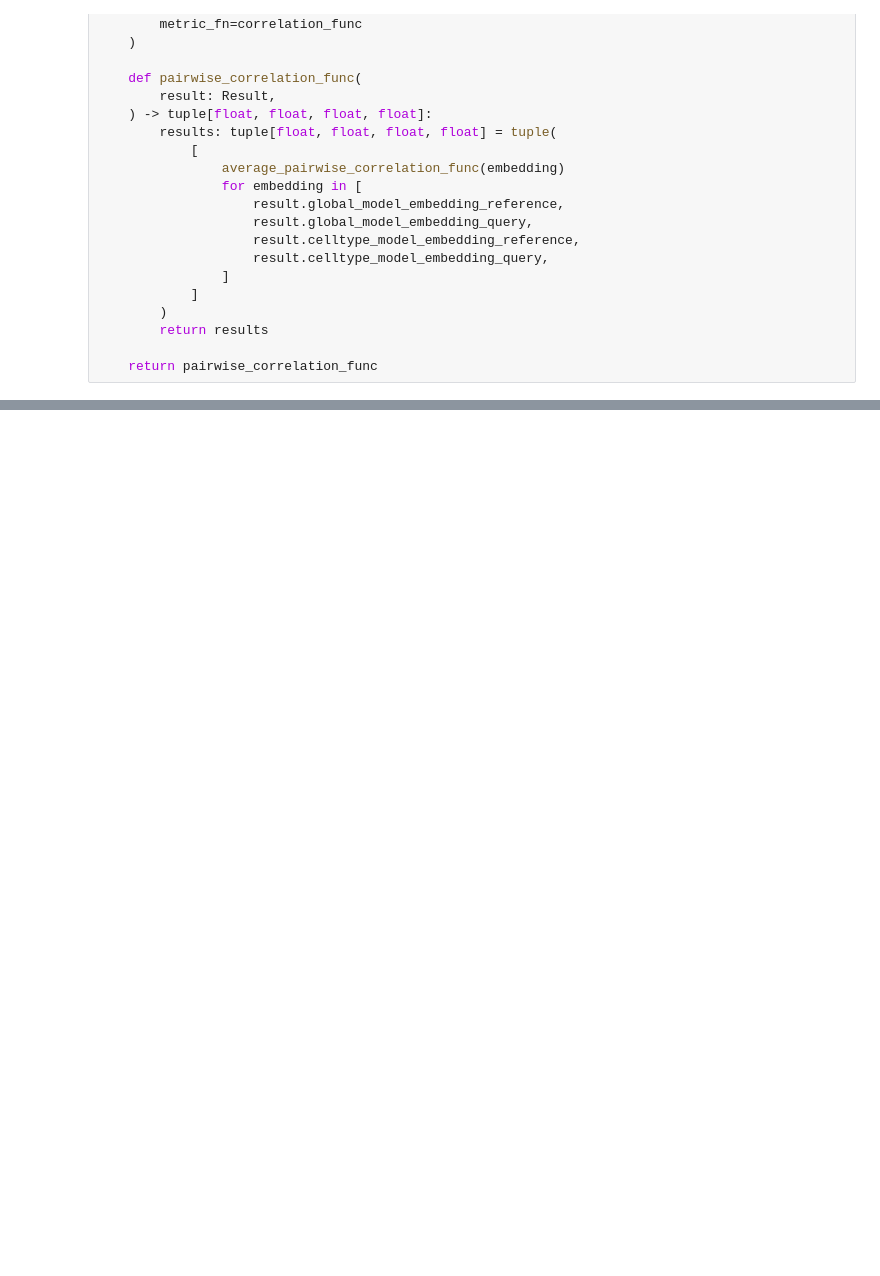
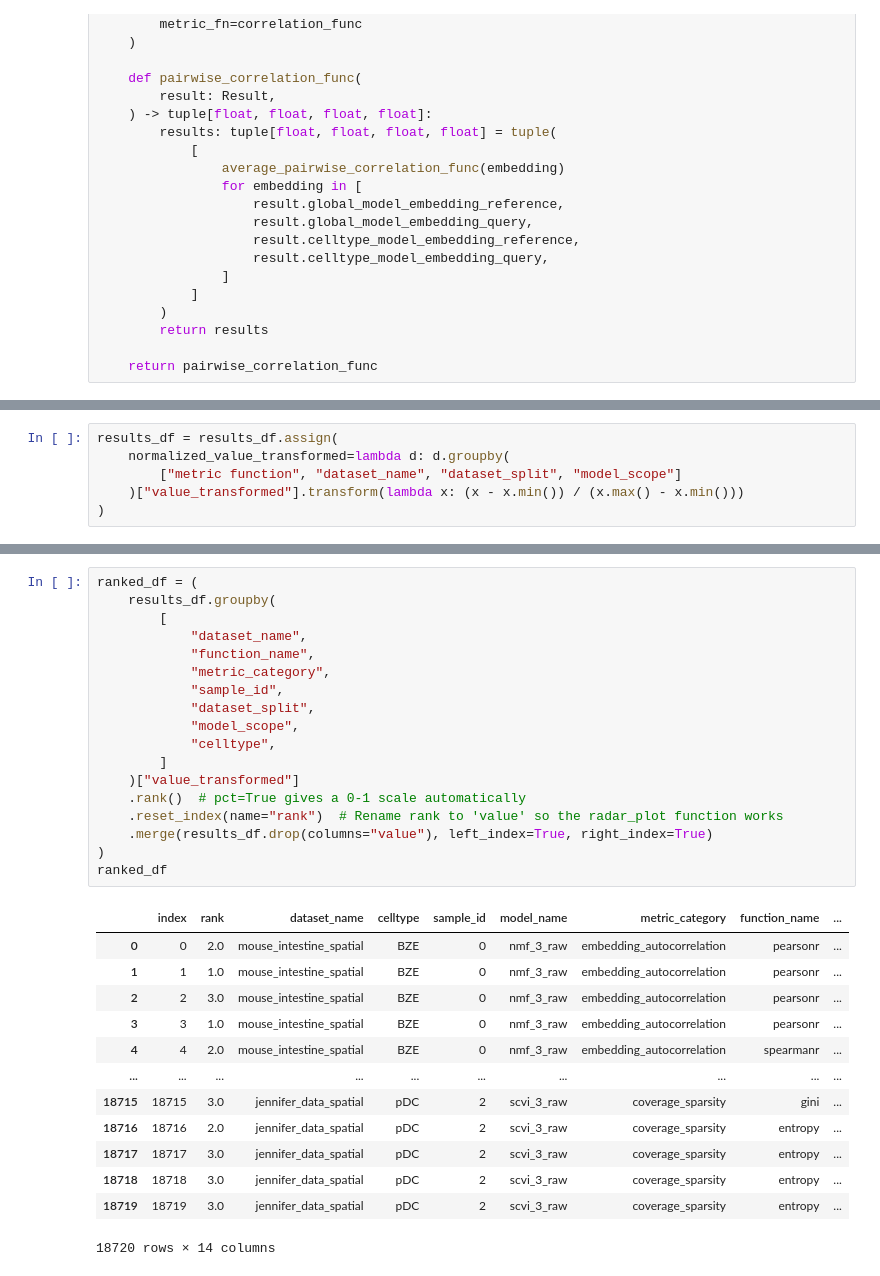
Before and after one commit to egerc/notebook_repository, a Jupyter notebook: notebooks/2026-04-24T06-54-05Z/2026-04-24T06-54-05Z.ipynb, the cells around one changed output, grey strips where cells are left out. Cells and saved outputs as stored; diff of their text form; blank space fills up the shorter version.

```diff
--- a/notebooks/2026-04-24T06-54-05Z/2026-04-24T06-54-05Z.ipynb
+++ b/notebooks/2026-04-24T06-54-05Z/2026-04-24T06-54-05Z.ipynb
@@ -192,0 +1162,6 @@ results_df
+# %%
+results_df = results_df.assign(
+    normalized_value_transformed=lambda d: d.groupby(
+        ["metric function", "dataset_name", "dataset_split", "model_scope"]
+    )["value_transformed"].transform(lambda x: (x - x.min()) / (x.max() - x.min()))
+)
@@ -192,0 +1295,32 @@ results_df
+# %%
+ranked_df = (
+    results_df.groupby(
+        [
+            "dataset_name",
+            "function_name",
+            "metric_category",
+            "sample_id",
+            "dataset_split",
+            "model_scope",
+            "celltype",
+        ]
+    )["value_transformed"]
+    .rank()  # pct=True gives a 0-1 scale automatically
+    .reset_index(name="rank")  # Rename rank to 'value' so the radar_plot function works
+    .merge(results_df.drop(columns="value"), left_index=True, right_index=True)
+)
+ranked_df
+# %% [output]
+|  | index | rank | dataset_name | celltype | sample_id | model_name | metric_category | function_name | ... |
+| 0 | 0 | 2.0 | mouse_intestine_spatial | BZE | 0 | nmf_3_raw | embedding_autocorrelation | pearsonr | ... |
+| 1 | 1 | 1.0 | mouse_intestine_spatial | BZE | 0 | nmf_3_raw | embedding_autocorrelation | pearsonr | ... |
+| 2 | 2 | 3.0 | mouse_intestine_spatial | BZE | 0 | nmf_3_raw | embedding_autocorrelation | pearsonr | ... |
+| 3 | 3 | 1.0 | mouse_intestine_spatial | BZE | 0 | nmf_3_raw | embedding_autocorrelation | pearsonr | ... |
+| 4 | 4 | 2.0 | mouse_intestine_spatial | BZE | 0 | nmf_3_raw | embedding_autocorrelation | spearmanr | ... |
+| ... | ... | ... | ... | ... | ... | ... | ... | ... | ... |
+| 18715 | 18715 | 3.0 | jennifer_data_spatial | pDC | 2 | scvi_3_raw | coverage_sparsity | gini | ... |
+| 18716 | 18716 | 2.0 | jennifer_data_spatial | pDC | 2 | scvi_3_raw | coverage_sparsity | entropy | ... |
+| 18717 | 18717 | 3.0 | jennifer_data_spatial | pDC | 2 | scvi_3_raw | coverage_sparsity | entropy | ... |
+| 18718 | 18718 | 3.0 | jennifer_data_spatial | pDC | 2 | scvi_3_raw | coverage_sparsity | entropy | ... |
+| 18719 | 18719 | 3.0 | jennifer_data_spatial | pDC | 2 | scvi_3_raw | coverage_sparsity | entropy | ... |
+18720 rows × 14 columns
```
Also changed, not shown: parts of 64 cells of this notebook, 3 other files.
